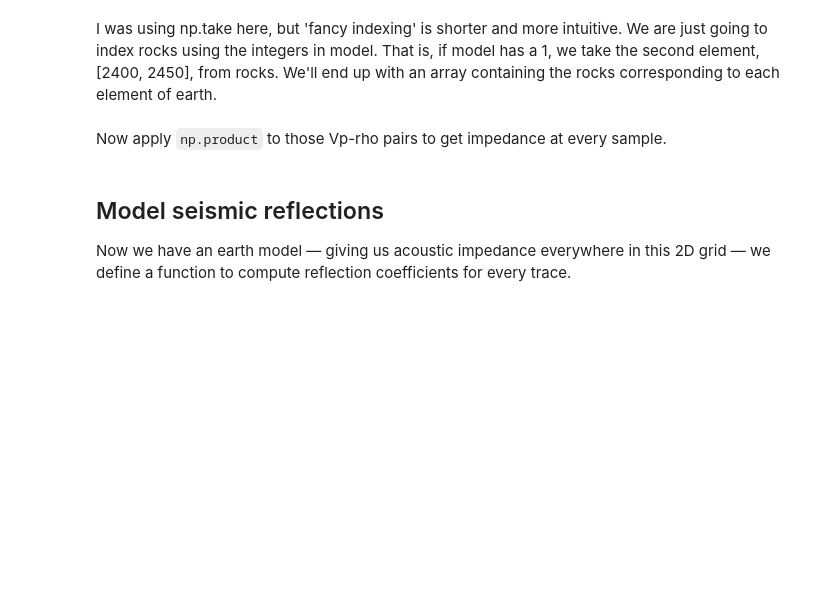
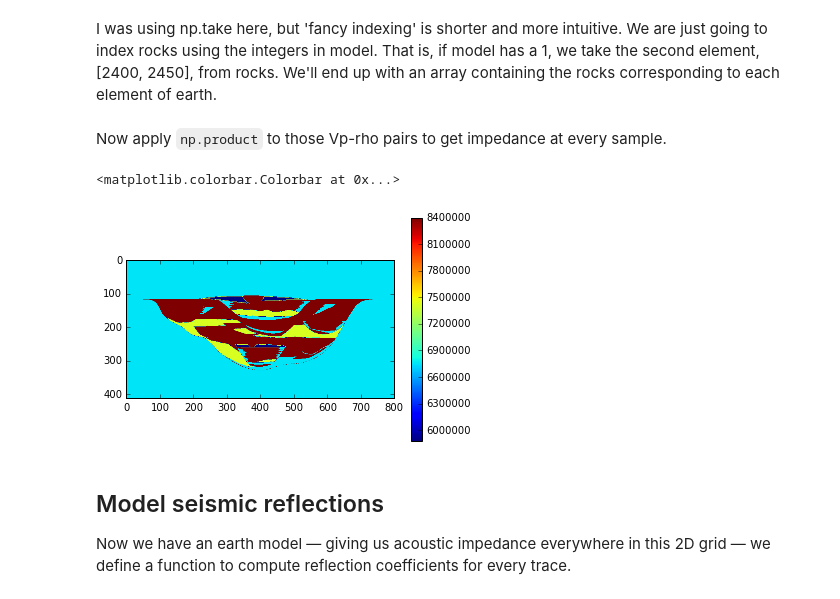
Before and after one commit to ymustc/geocomputing, a Jupyter notebook: exercises/Ex__Synthetic_wedge.ipynb, the cells around one changed output. Saved outputs shown, nothing was run; the diff lists cells and outputs as text; code cells hidden in the pictures; blank space fills up the shorter version.

```diff
--- a/exercises/Ex__Synthetic_wedge.ipynb
+++ b/exercises/Ex__Synthetic_wedge.ipynb
@@ -48,6 +69,12 @@ earth = rocks[model]
 Now apply `np.product` to those Vp-rho pairs to get impedance at every sample.
 # %%
 imp = np.apply_along_axis(np.product, -1, earth)
+# %%
+plt.imshow(imp)
+plt.colorbar()
+# %% [output]
+<matplotlib.colorbar.Colorbar at 0x...>
+[figure, added]
 # %% [markdown]
 ## Model seismic reflections
 
```
Also changed, not shown: parts of 15 cells of this notebook, 25 other files.
